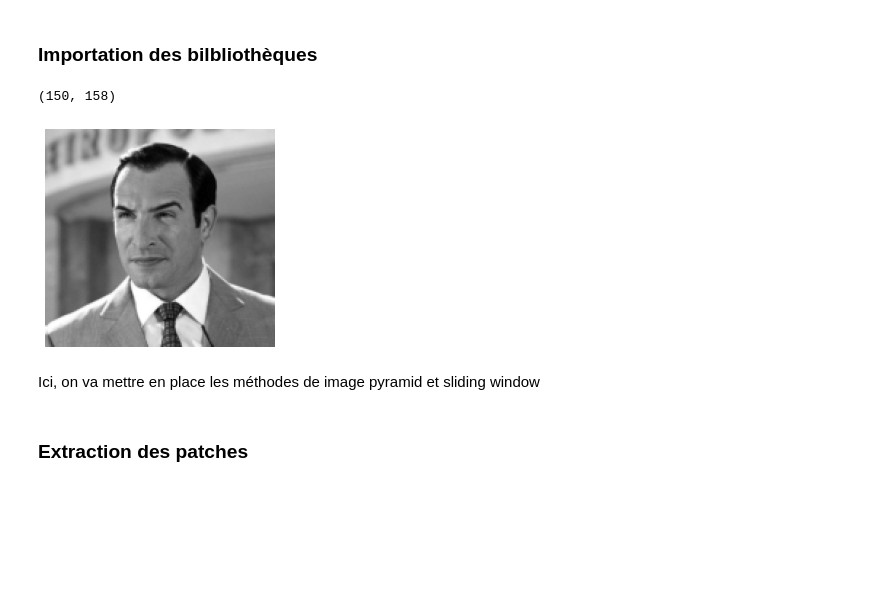
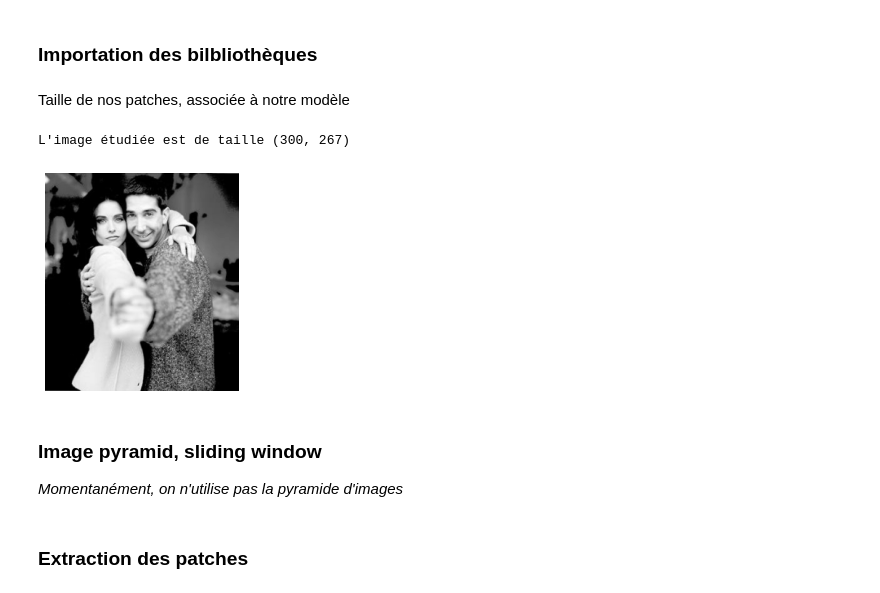
Before and after one commit to Jules02/TIPE, a Jupyter notebook: main.ipynb, the cells around one changed output. Saved outputs shown, nothing was run; the diff lists cells and outputs as text; code cells hidden in the pictures; blank space fills up the shorter version.

```diff
--- a/main.ipynb
+++ b/main.ipynb
@@ -12,31 +12,33 @@ from skimage.feature import hog
 import imutils
 
 import joblib
+# %% [markdown]
+Taille de nos patches, associée à notre modèle
 # %%
 positive_patches_shape = (62, 47)
 # %%
-test_image = cv2.imread('img/bath.jpg')
+test_image = cv2.imread('img/ew-courtney-david.jpg')
 
 test_image = color.rgb2gray(test_image)
 
 # Paramètre dont on étudiera l'influence
 (H_MAX, W_MAX) = (300, 600)
 
 if test_image.shape[0] > H_MAX or test_image.shape[1] > W_MAX:
     s = min(H_MAX / test_image.shape[0], W_MAX / test_image.shape[1])
     test_image = transform.rescale(test_image, s)
 
-test_image = transform.rescale(test_image, 0.5)
-
-print(test_image.shape)
+print("L'image étudiée est de taille {}".format(test_image.shape))
 
 plt.imshow(test_image, cmap="gray")
 plt.axis('off');
 # %% [output]
-(150, 158)
+L'image étudiée est de taille (300, 267)
-[figure, old version]
+[figure, new version]
 # %% [markdown]
-Ici, on va mettre en place les méthodes de image pyramid et sliding window
+### Image pyramid, sliding window
+
+*Momentanément, on n'utilise pas la pyramide d'images*
 # %%
 def pyramid(image, scale=1.5, minSize=(30, 30)):
     yield image
```
Also changed, not shown: parts of 11 cells of this notebook, 4 other files.
